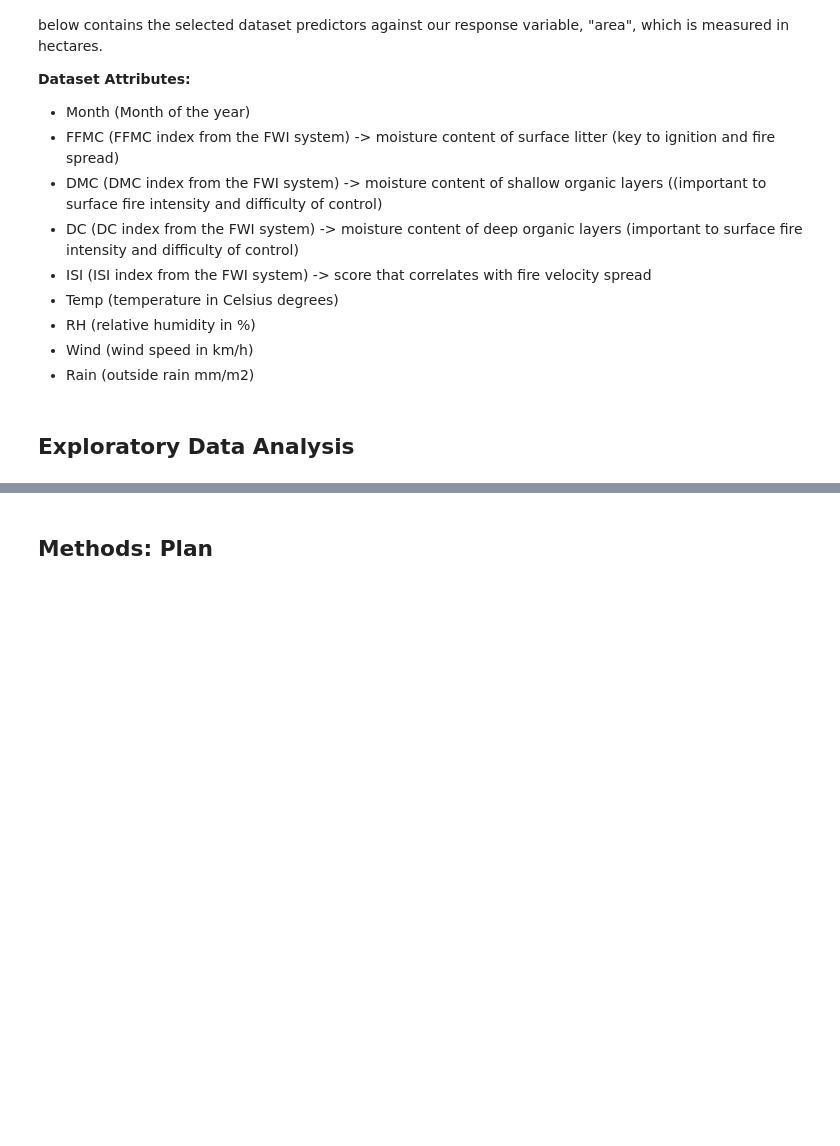
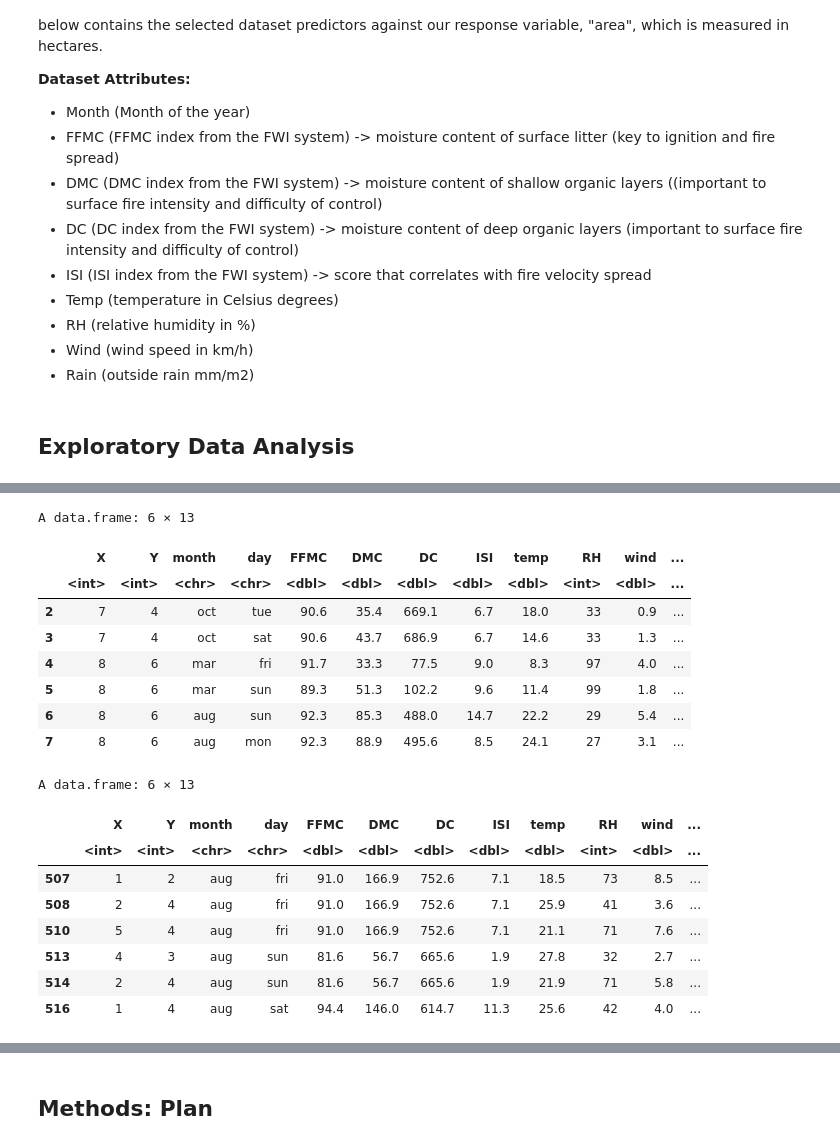
Before and after one commit to jjadeb/Stat_301_Project, a Jupyter notebook: stat-301-project/Proposal.ipynb, the cells around one changed output, grey strips where cells are left out. Cells and saved outputs as stored; diff of their text form; code cells hidden in the pictures; blank space fills up the shorter version.

```diff
--- a/stat-301-project/Proposal.ipynb
+++ b/stat-301-project/Proposal.ipynb
@@ -21,0 +42,34 @@ The data consists of a collection of 517 records, each corresponding to a fire t
+# %%
+#Set random seed to 123
+set.seed(123)
+
+#Read in the data
+forest_fire_data <- read.csv("https://archive.ics.uci.edu/ml/machine-learning-databases/forest-fires/forestfires.csv")
+
+#Split into training and testing datasets
+dt = sort(sample(nrow(forest_fire_data), nrow(forest_fire_data)*.8))
+forest_train_data<-forest_fire_data[dt,]
+forest_test_data<-forest_fire_data[-dt,]
+
+#Print beginning and end of training dataset
+head(forest_train_data)
+tail(forest_train_data)
+# %% [output]
+A data.frame: 6 × 13
+|  | X | Y | month | day | FFMC | DMC | DC | ISI | temp | RH | wind | ... |
+|  | <int> | <int> | <chr> | <chr> | <dbl> | <dbl> | <dbl> | <dbl> | <dbl> | <int> | <dbl> | ... |
+| 2 | 7 | 4 | oct | tue | 90.6 | 35.4 | 669.1 | 6.7 | 18.0 | 33 | 0.9 | ... |
+| 3 | 7 | 4 | oct | sat | 90.6 | 43.7 | 686.9 | 6.7 | 14.6 | 33 | 1.3 | ... |
+| 4 | 8 | 6 | mar | fri | 91.7 | 33.3 | 77.5 | 9.0 | 8.3 | 97 | 4.0 | ... |
+| 5 | 8 | 6 | mar | sun | 89.3 | 51.3 | 102.2 | 9.6 | 11.4 | 99 | 1.8 | ... |
+| 6 | 8 | 6 | aug | sun | 92.3 | 85.3 | 488.0 | 14.7 | 22.2 | 29 | 5.4 | ... |
+| 7 | 8 | 6 | aug | mon | 92.3 | 88.9 | 495.6 | 8.5 | 24.1 | 27 | 3.1 | ... |
+A data.frame: 6 × 13
+|  | X | Y | month | day | FFMC | DMC | DC | ISI | temp | RH | wind | ... |
+|  | <int> | <int> | <chr> | <chr> | <dbl> | <dbl> | <dbl> | <dbl> | <dbl> | <int> | <dbl> | ... |
+| 507 | 1 | 2 | aug | fri | 91.0 | 166.9 | 752.6 | 7.1 | 18.5 | 73 | 8.5 | ... |
+| 508 | 2 | 4 | aug | fri | 91.0 | 166.9 | 752.6 | 7.1 | 25.9 | 41 | 3.6 | ... |
+| 510 | 5 | 4 | aug | fri | 91.0 | 166.9 | 752.6 | 7.1 | 21.1 | 71 | 7.6 | ... |
+| 513 | 4 | 3 | aug | sun | 81.6 | 56.7 | 665.6 | 1.9 | 27.8 | 32 | 2.7 | ... |
+| 514 | 2 | 4 | aug | sun | 81.6 | 56.7 | 665.6 | 1.9 | 21.9 | 71 | 5.8 | ... |
+| 516 | 1 | 4 | aug | sat | 94.4 | 146.0 | 614.7 | 11.3 | 25.6 | 42 | 4.0 | ... |
```
Also changed, not shown: parts of 23 cells of this notebook.
